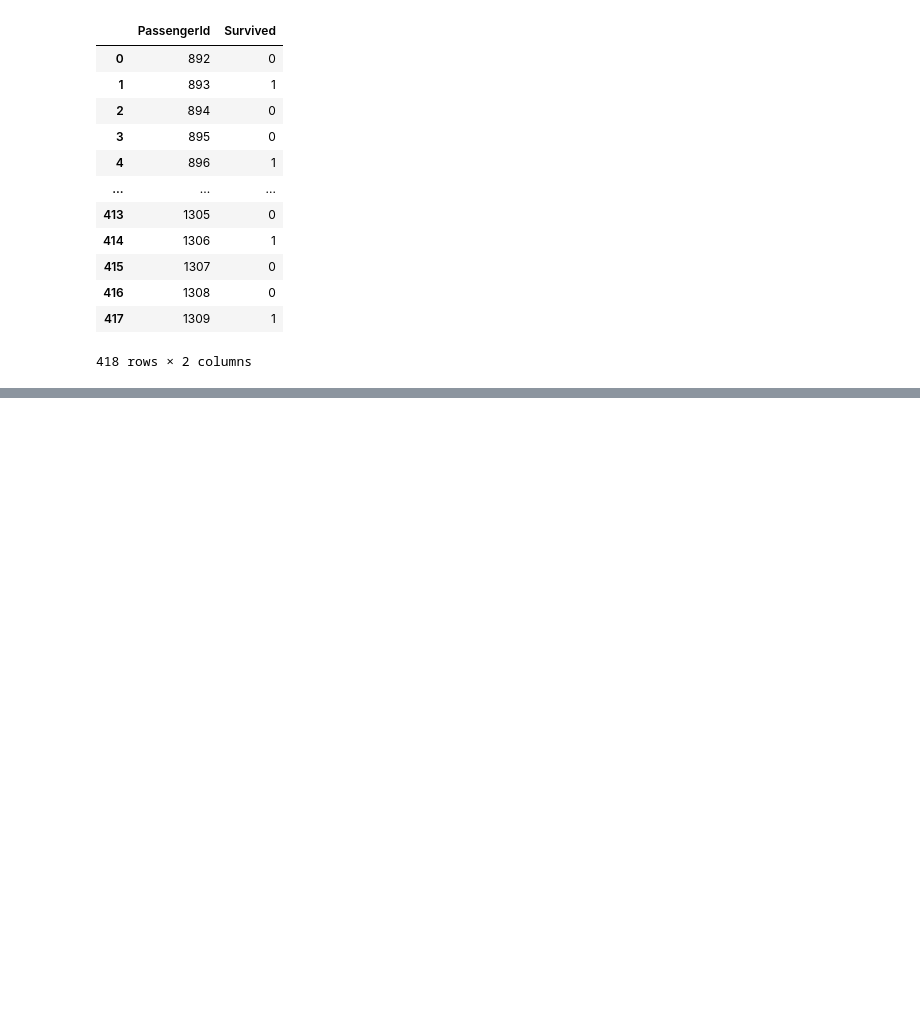
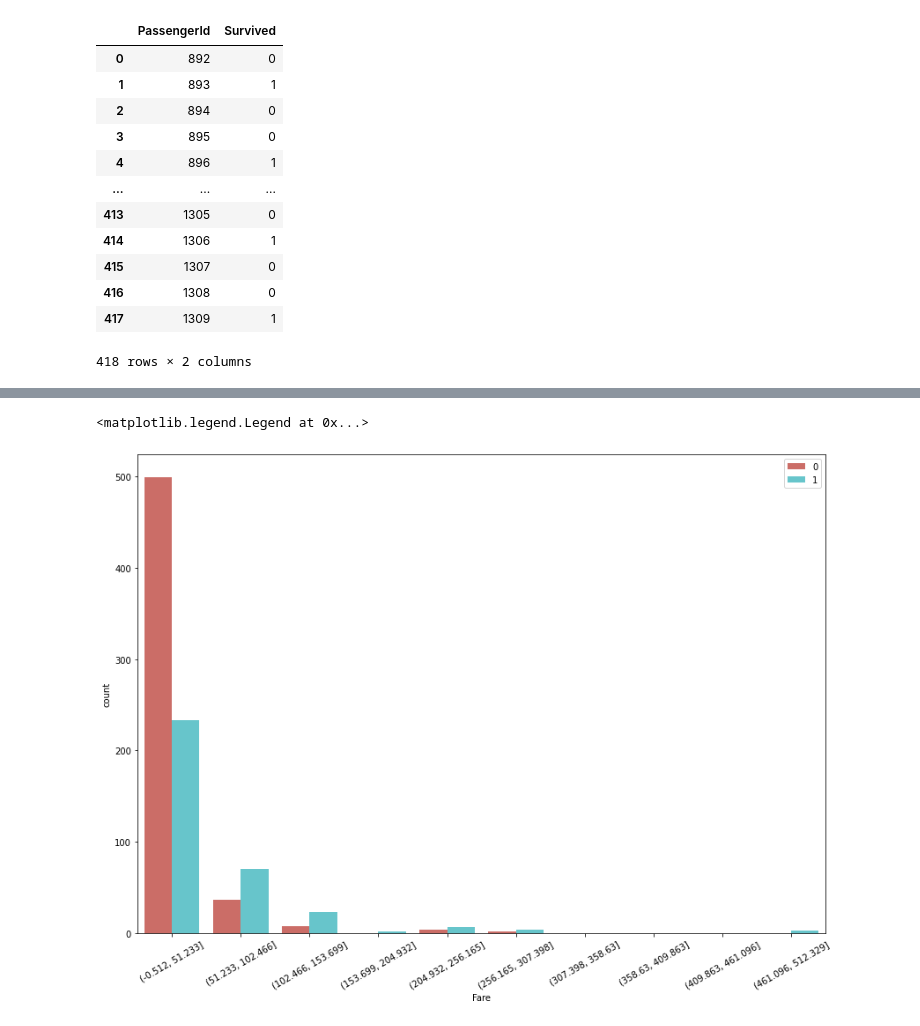
Before and after one commit to liao771018/tibame, a Jupyter notebook: titanic.ipynb, the cells around one changed output, grey strips where cells are left out. Drawn from its saved outputs; the diff is of its cells as text; code cells hidden in the pictures; blank space fills up the shorter version.

```diff
--- a/titanic.ipynb
+++ b/titanic.ipynb
@@ -462,0 +498,17 @@ df
+# %%
+# 是否有錢與生還
+
+# title 標頭
+# label 座標軸
+# legend 顏色代表
+# ticks 座標間隔
+plt.figure(figsize=(14, 10))
+fcut = pd.cut(train_df["Fare"], 10)
+sns.countplot(x=fcut, hue=train_df["Survived"], palette=sns.color_palette("hls", 2))
+plt.xticks(rotation=30)
+plt.legend(loc="upper right")
+# 可以看到有一點財產的生存機率較高
+# 最貧窮與最富裕的相對較低
+# %% [output]
+<matplotlib.legend.Legend at 0x...>
+[figure, added]
```
Also changed, not shown: parts of 7 cells of this notebook.
